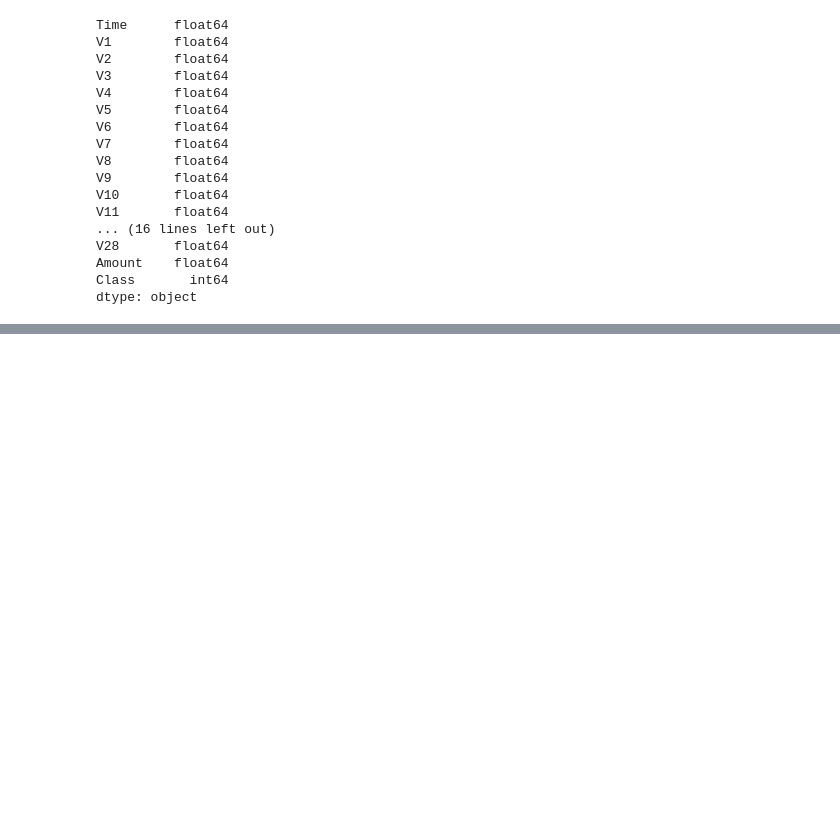
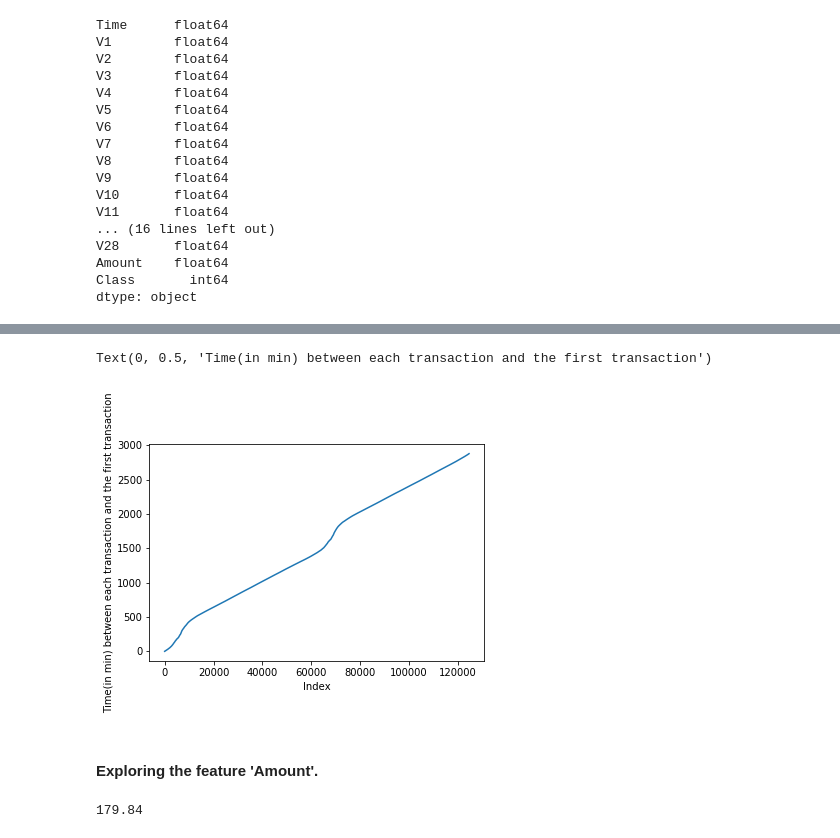
Before and after one commit to Titashmkhrj/Credit-card-fraud-detection, a Jupyter notebook: modelling_credit_card_fraud_transactions.ipynb, the cells around one changed output, grey strips where cells are left out. Drawn from its saved outputs; the diff is of its cells as text; code cells hidden in the pictures; blank space fills up the shorter version.

```diff
--- a/modelling_credit_card_fraud_transactions.ipynb
+++ b/modelling_credit_card_fraud_transactions.ipynb
@@ -74,0 +117,18 @@ dtype: object
+# %%
+# converting the feature to be represente din minutes and also rounding them up to 2 decimal places.
+data['Time'] = data['Time'].apply(lambda x: round(x/60, 2))
+# %%
+# now lets take a look at the all the different values in the feature 'Time'
+pd.Series(data['Time'].value_counts().index.sort_values(ascending=True)).plot.line()
+plt.xlabel('Index')
+plt.ylabel('Time(in min) between each transaction and the first transaction')
+# %% [output]
+Text(0, 0.5, 'Time(in min) between each transaction and the first transaction')
+[figure, added]
+# %% [markdown]
+#### Exploring the feature 'Amount'.
+# %%
+# let's take a look at the value representation of this feature
+data.loc[957, 'Amount']
+# %% [output]
+179.84
```
Also changed, not shown: parts of 29 cells of this notebook.
